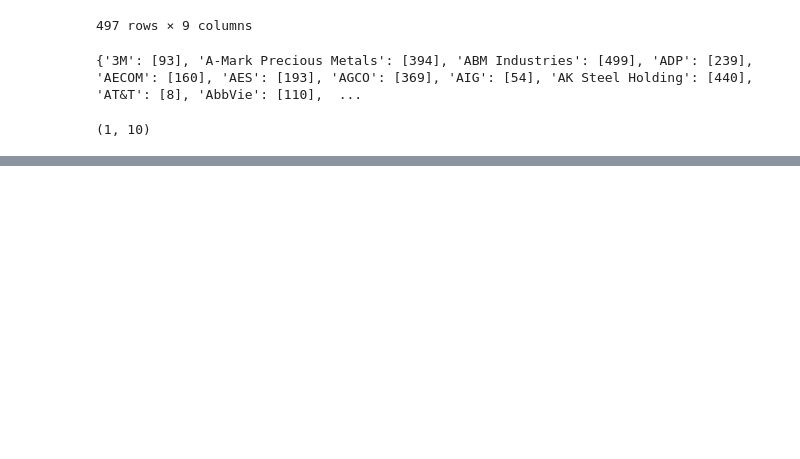
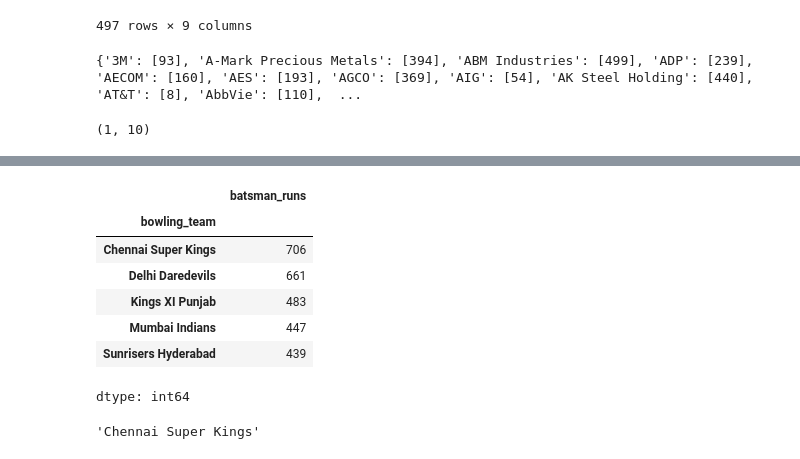
Before and after one commit to yashwantS2/Machine-Learning, a Jupyter notebook: pandas_IPL_ANALYSIS.ipynb, the cells around one changed output, grey strips where cells are left out. Drawn from its saved outputs; the diff is of its cells as text; code cells hidden in the pictures; blank space fills up the shorter version.

```diff
--- a/pandas_IPL_ANALYSIS.ipynb
+++ b/pandas_IPL_ANALYSIS.ipynb
@@ -525,0 +587,11 @@ compani.get_group('A-Mark Precious Metals').shape #group inside a group as a str
+# %%
+vk.groupby('bowling_team')['batsman_runs'].sum().sort_values(ascending=False).head()
+# %% [output]
+|  | batsman_runs |
+| bowling_team |  |
+| Chennai Super Kings | 706 |
+| Delhi Daredevils | 661 |
+| Kings XI Punjab | 483 |
+| Mumbai Indians | 447 |
+| Sunrisers Hyderabad | 439 |
+dtype: int64
@@ -525,0 +604,4 @@ compani.get_group('A-Mark Precious Metals').shape #group inside a group as a str
+# %%
+most_score_runs_against('V Kohli')
+# %% [output]
+'Chennai Super Kings'
```
Also changed, not shown: parts of 24 cells of this notebook.
